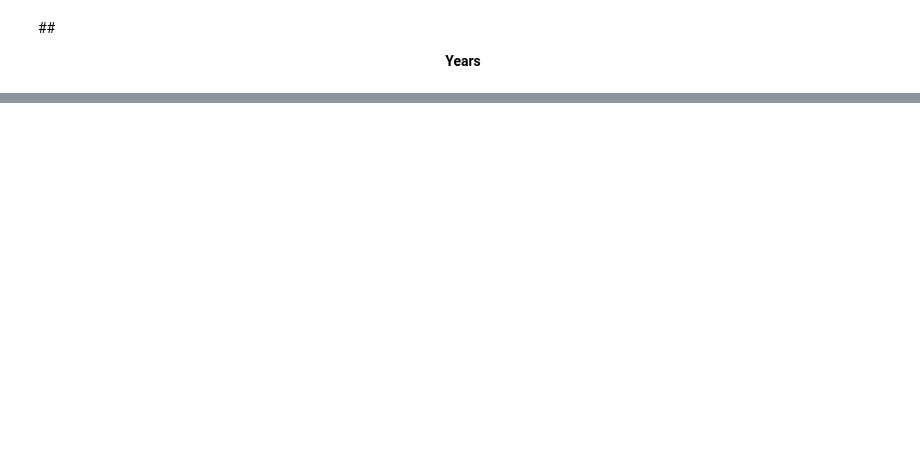
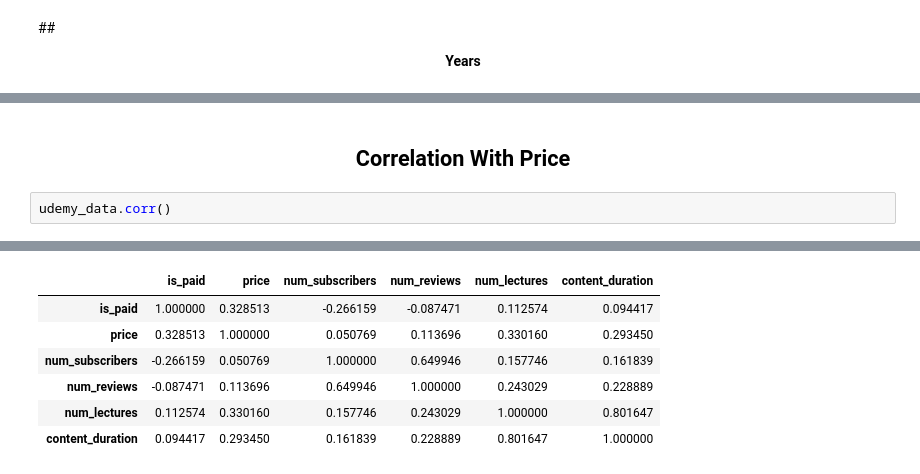
Before and after one commit to Elma-dev/Udemy_courses_Analyses, a Jupyter notebook: Udemy_courses_Analyse.ipynb, the cells around one changed output, grey strips where cells are left out. Saved outputs shown, nothing was run; the diff lists cells and outputs as text; blank space fills up the shorter version.

```diff
--- a/Udemy_courses_Analyse.ipynb
+++ b/Udemy_courses_Analyse.ipynb
@@ -169,3 +213,8 @@ px.line(data_frame=sub_year_price,color='subject',y='price',text='year')
 # %% [output]
 The default value of numeric_only in DataFrameGroupBy.sum is deprecated. In a future version, numeric_only will default to False. Either specify numeric_only or select only columns which should be val ...
 [interactive output not drawn]
+# %% [markdown]
+## <center>**Correlation With Price**</center>
+# %%
+udemy_data.corr()
+# %% [output]
@@ -171,0 +222,7 @@ The default value of numeric_only in DataFrameGroupBy.sum is deprecated. In a fu
+|  | is_paid | price | num_subscribers | num_reviews | num_lectures | content_duration |
+| is_paid | 1.000000 | 0.328513 | -0.266159 | -0.087471 | 0.112574 | 0.094417 |
+| price | 0.328513 | 1.000000 | 0.050769 | 0.113696 | 0.330160 | 0.293450 |
+| num_subscribers | -0.266159 | 0.050769 | 1.000000 | 0.649946 | 0.157746 | 0.161839 |
+| num_reviews | -0.087471 | 0.113696 | 0.649946 | 1.000000 | 0.243029 | 0.228889 |
+| num_lectures | 0.112574 | 0.330160 | 0.157746 | 0.243029 | 1.000000 | 0.801647 |
+| content_duration | 0.094417 | 0.293450 | 0.161839 | 0.228889 | 0.801647 | 1.000000 |
```
Also changed, not shown: parts of 12 cells of this notebook.
